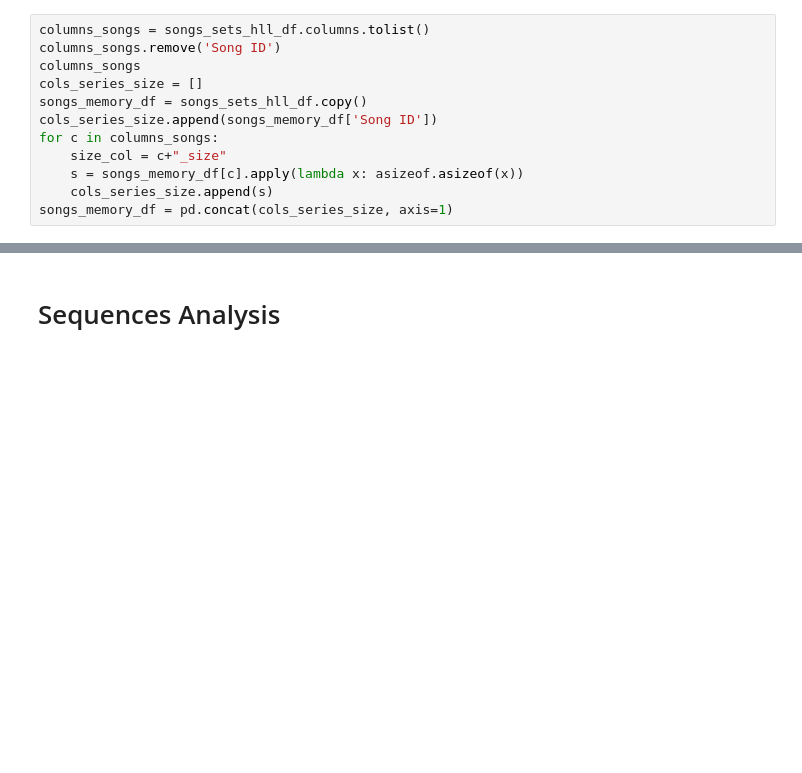
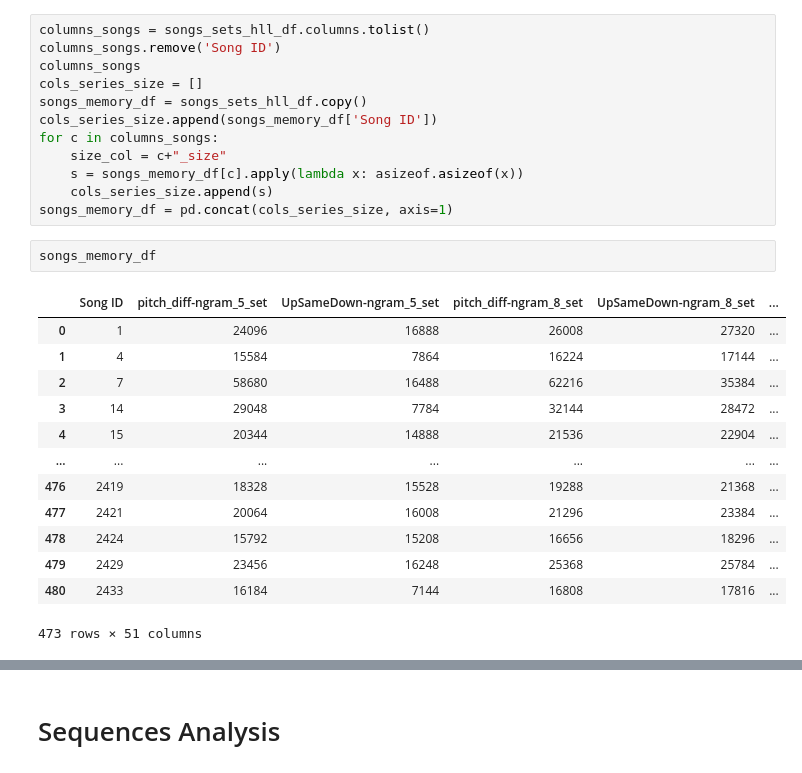
Before and after one commit to arthurlubambo-cct/capstone, a Jupyter notebook: evaluation.ipynb, the cells around one changed output, grey strips where cells are left out. Drawn from its saved outputs; the diff is of its cells as text; blank space fills up the shorter version.

```diff
--- a/evaluation.ipynb
+++ b/evaluation.ipynb
@@ -444,4 +445,20 @@ for c in columns_songs:
     s = songs_memory_df[c].apply(lambda x: asizeof.asizeof(x))
     cols_series_size.append(s)
 songs_memory_df = pd.concat(cols_series_size, axis=1)
+# %%
+songs_memory_df
+# %% [output]
+|  | Song ID | pitch_diff-ngram_5_set | UpSameDown-ngram_5_set | pitch_diff-ngram_8_set | UpSameDown-ngram_8_set | ... |
+| 0 | 1 | 24096 | 16888 | 26008 | 27320 | ... |
+| 1 | 4 | 15584 | 7864 | 16224 | 17144 | ... |
+| 2 | 7 | 58680 | 16488 | 62216 | 35384 | ... |
+| 3 | 14 | 29048 | 7784 | 32144 | 28472 | ... |
+| 4 | 15 | 20344 | 14888 | 21536 | 22904 | ... |
+| ... | ... | ... | ... | ... | ... | ... |
+| 476 | 2419 | 18328 | 15528 | 19288 | 21368 | ... |
+| 477 | 2421 | 20064 | 16008 | 21296 | 23384 | ... |
+| 478 | 2424 | 15792 | 15208 | 16656 | 18296 | ... |
+| 479 | 2429 | 23456 | 16248 | 25368 | 25784 | ... |
+| 480 | 2433 | 16184 | 7144 | 16808 | 17816 | ... |
+473 rows × 51 columns
 # %%
```
Also changed, not shown: parts of 23 cells of this notebook, 1 other file.
